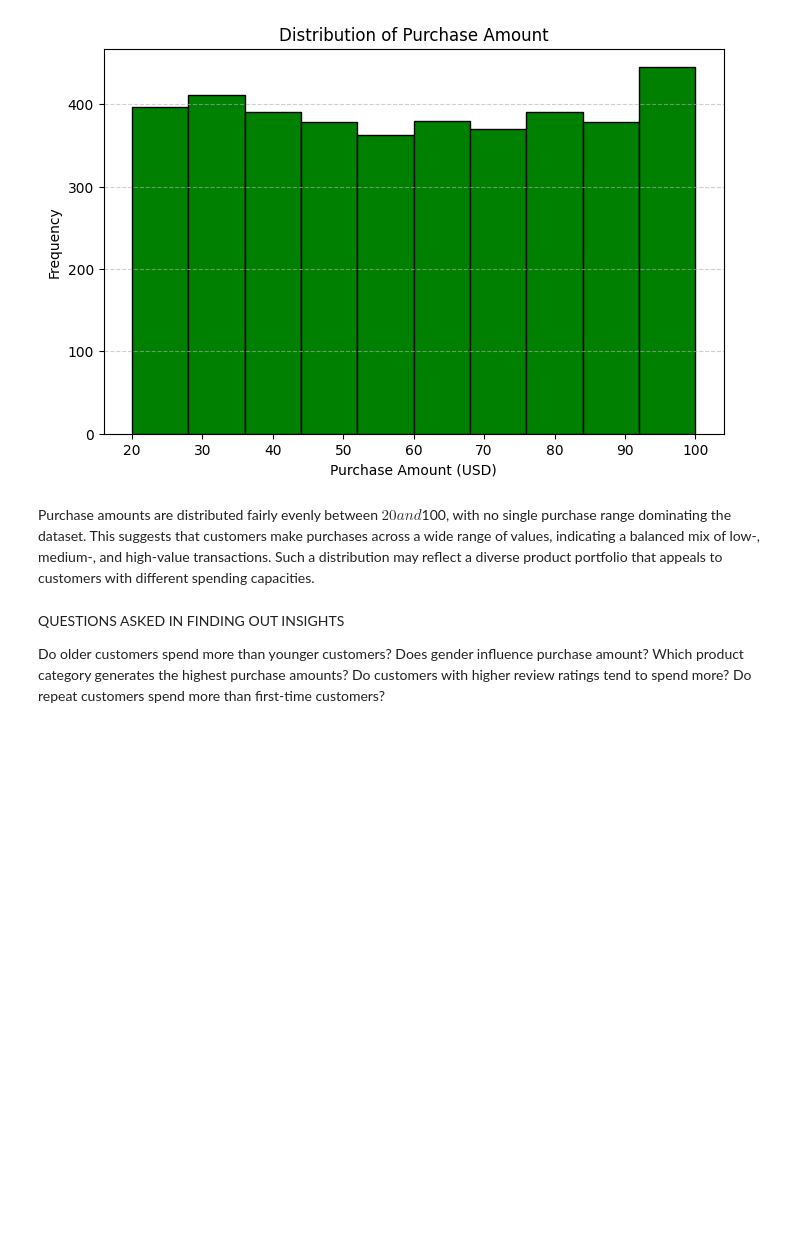
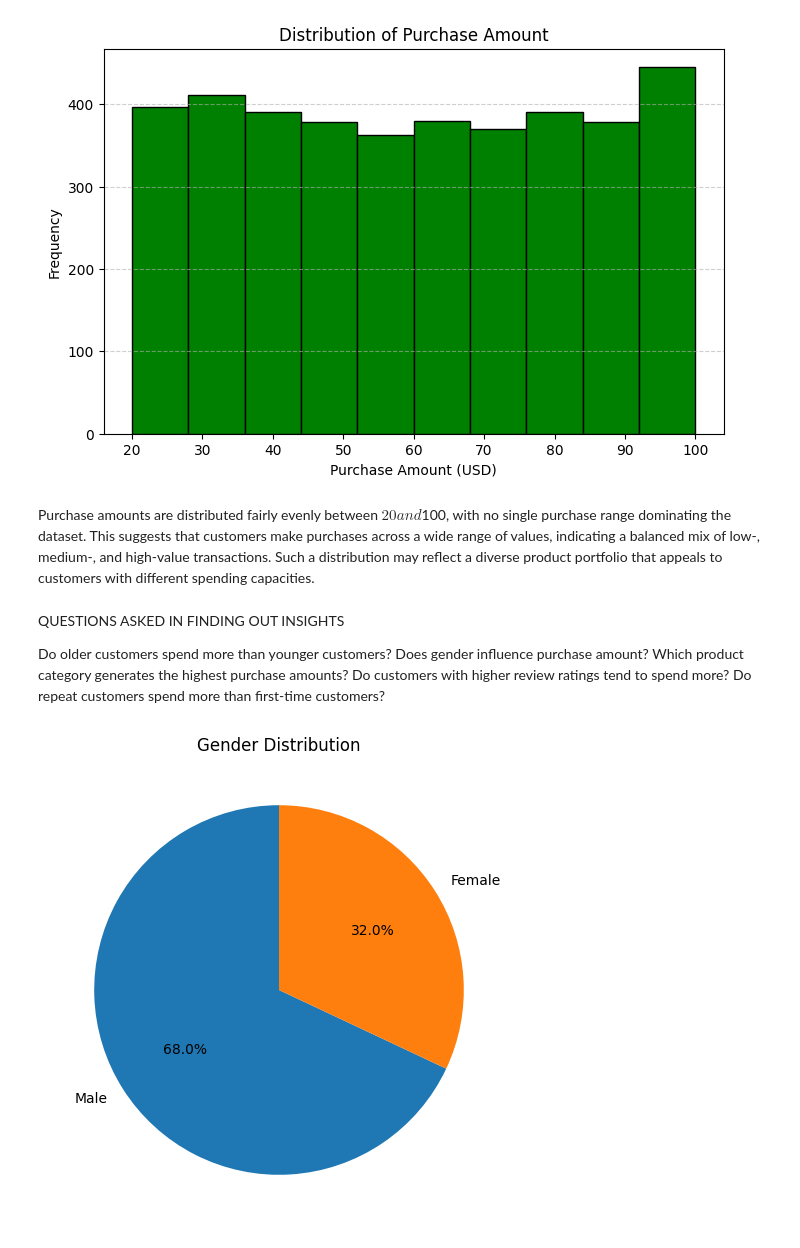
Before and after one commit to ConradNats/shopping-trends-analysis-python-jupternotebook, a Jupyter notebook: notebooks/Customer_analysis_EDA.ipynb, the cells around one changed output. Cells and saved outputs as stored; diff of their text form; code cells hidden in the pictures; blank space fills up the shorter version.

Commit message:
Adding a pie chart for the males and females

```diff
--- a/notebooks/Customer_analysis_EDA.ipynb
+++ b/notebooks/Customer_analysis_EDA.ipynb
@@ -108,3 +108,18 @@ Does gender influence purchase amount?
 Which product category generates the highest purchase amounts?
 Do customers with higher review ratings tend to spend more?
 Do repeat customers spend more than first-time customers?
+# %%
+#Gender Distribution
+gender_counts = df['Gender'].value_counts()
+
+plt.figure(figsize=(6,6))
+plt.pie(gender_counts,
+        labels=gender_counts.index,
+        autopct='%1.1f%%',
+        startangle=90)
+
+plt.title('Gender Distribution')
+
+plt.show()
+# %% [output]
+[figure, added]
```
